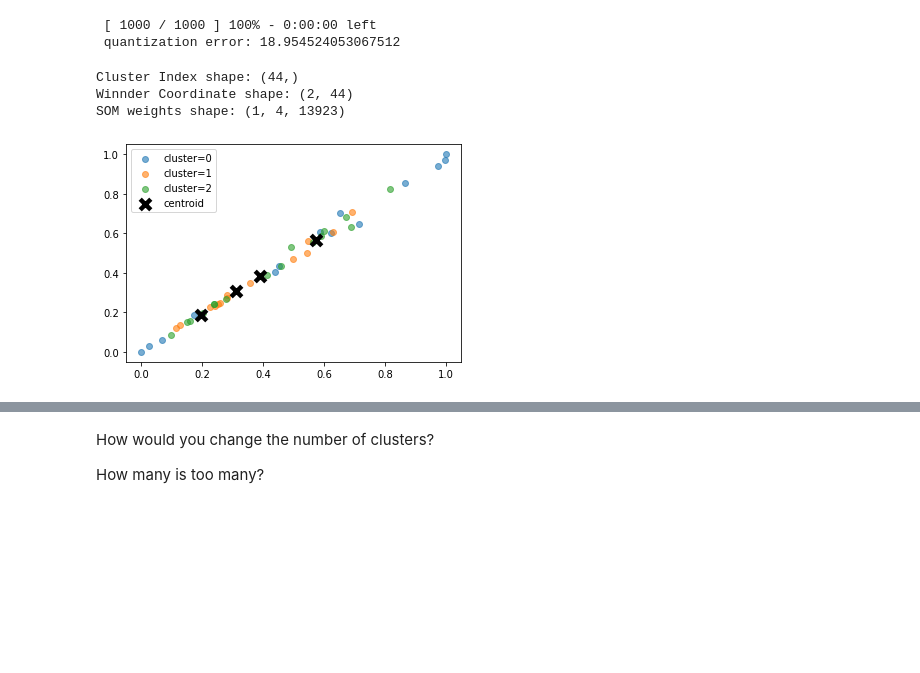
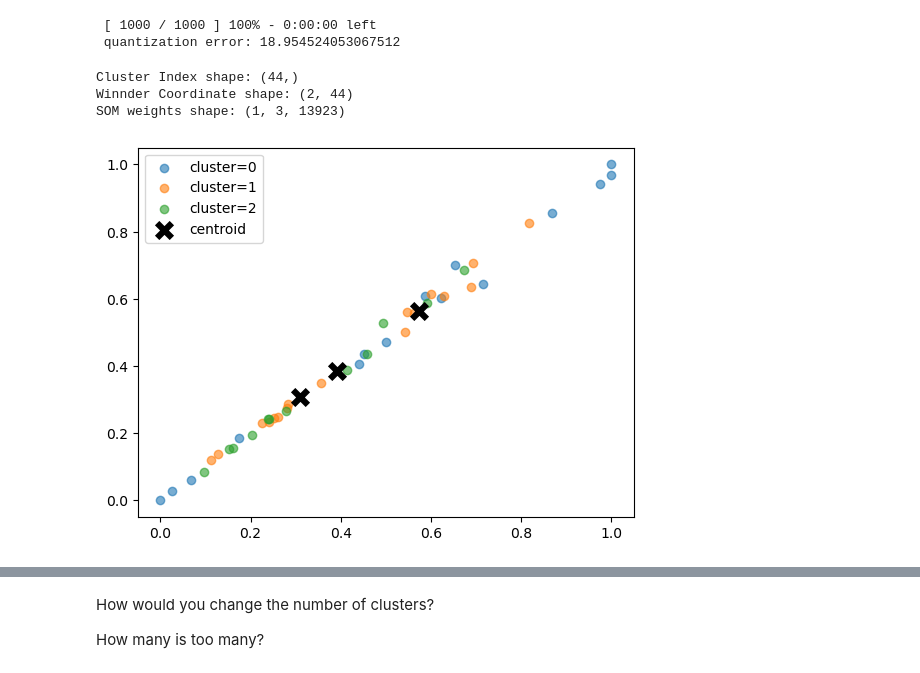
Before and after one commit to ThomasMGeo/MinisomTutorial_Atmo, a Jupyter notebook: notebooks/Minisom_Tutorial.ipynb, the cells around one changed output, grey strips where cells are left out. Saved outputs shown, nothing was run; the diff lists cells and outputs as text; code cells hidden in the pictures; blank space fills up the shorter version.

Commit message:
small notebook update
updated notebook with median vs cluster plot

```diff
--- a/notebooks/Minisom_Tutorial.ipynb
+++ b/notebooks/Minisom_Tutorial.ipynb
@@ -186,21 +186,23 @@ array([ True,  True,  True, ...,  True,  True,  True])
 # there are other pre-processing stratgedies within scikit-learn
 from sklearn.preprocessing import minmax_scale
 
-ivt_750_2000_reshape = minmax_scale(ivt_750_2000_reshape)
+ivt_750_2000_reshape_scaled = minmax_scale(ivt_750_2000_reshape)
 # %% [markdown]
 This dataset does not have a target, so lets cluster each timestep
 # %%
-som_shape = (1, 4) # number of clusters
+som_shape = (1, 3) # number of clusters
+
+# Like all clustering activities, adding clusters does not always put datapoints in that cluster.
 
 som = MiniSom(som_shape[0],
               som_shape[1],
-              np.shape(ivt_750_2000_reshape)[1],
+              np.shape(ivt_750_2000_reshape_scaled)[1],
               sigma=.5,
               learning_rate=.25,
               neighborhood_function='gaussian',
               random_seed=10)
 # %%
-som.train_batch(ivt_750_2000_reshape, 1000, verbose=True)
+som.train_batch(ivt_750_2000_reshape_scaled, 1000, verbose=True)
 # %% [output]
  [ 1000 / 1000 ] 100% - 0:00:00 left
  quantization error: 18.954524053067512
@@ -217,27 +219,27 @@ print('SOM weights shape:', np.shape(som.get_weights()))
 # %% [output]
 Cluster Index shape: (44,)
 Winnder Coordinate shape: (2, 44)
-SOM weights shape: (1, 4, 13923)
+SOM weights shape: (1, 3, 13923)
 # %%
 
-#%matplotlib inline
+%matplotlib inline
 
 # plotting the clusters using the first 2 dimentions of the data
 for c in np.unique(cluster_index):
-    plt.scatter(ivt_750_2000_reshape[cluster_index == c, 0],
-                ivt_750_2000_reshape[cluster_index == c, 1],
+    plt.scatter(ivt_750_2000_reshape_scaled[cluster_index == c, 0],
+                ivt_750_2000_reshape_scaled[cluster_index == c, 1],
                 label='cluster='+str(c),
                 alpha=.6)
 
 # plotting centroids
 for centroid in som.get_weights():
     plt.scatter(centroid[:, 0],
                 centroid[:, 1],
                 marker='x',
                 s=10,
                 linewidths=15,
                 color='k',
                 label='centroid')
     plt.legend();
 # %% [output]
-[figure, old version]
+[figure, new version]
```
Also changed, not shown: parts of 7 cells of this notebook, 1 other file.
